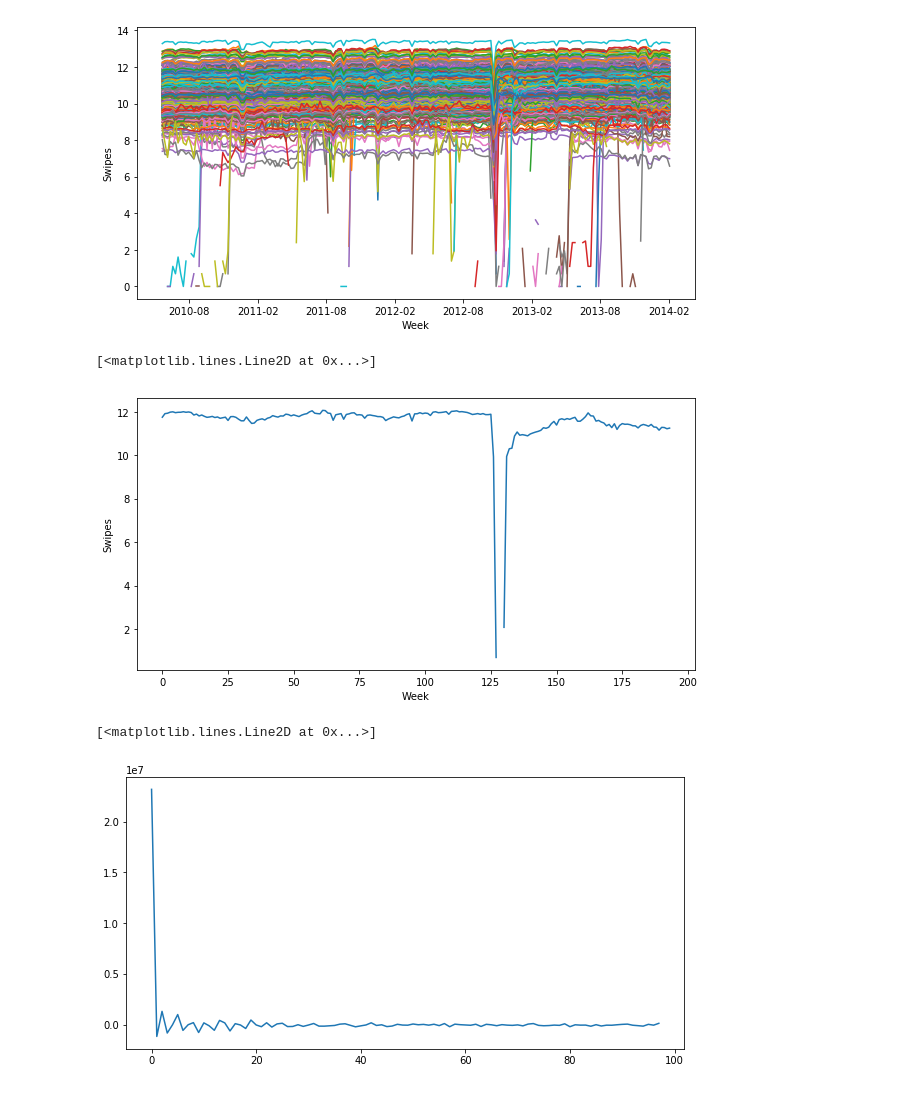
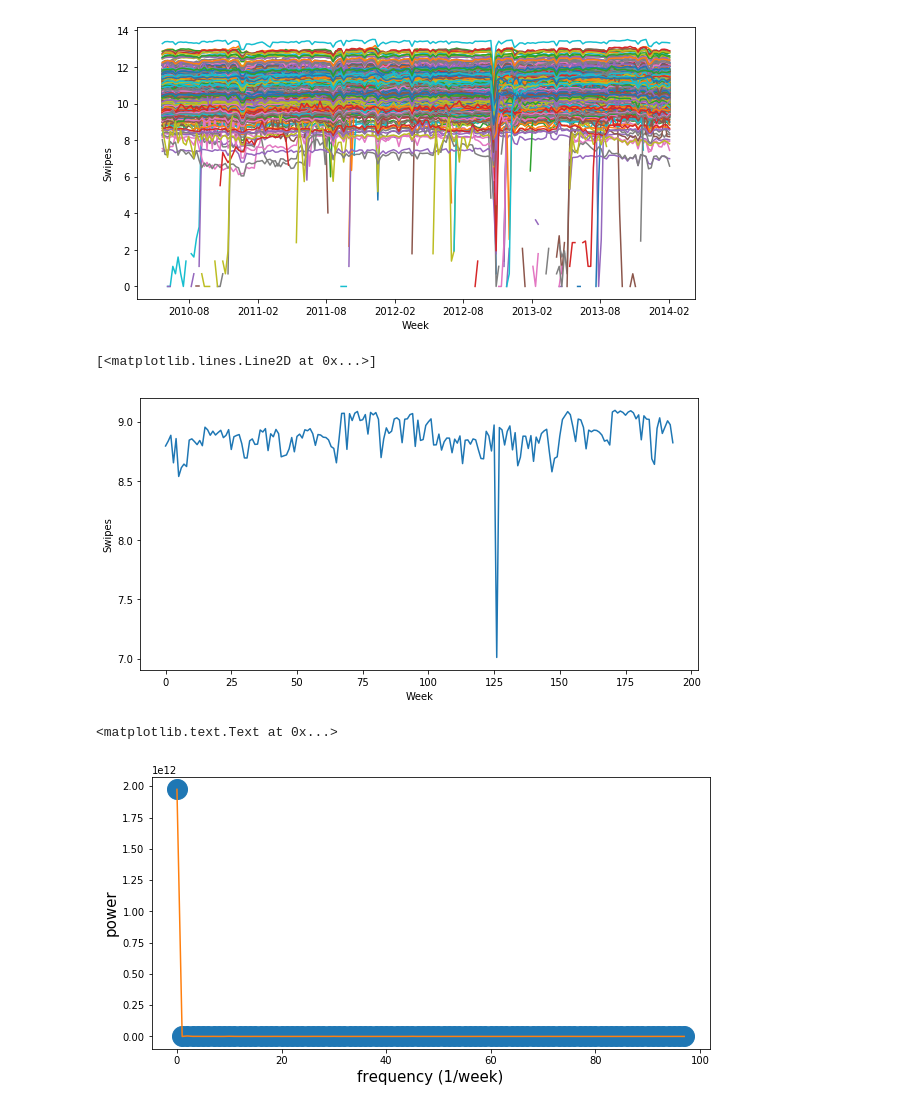
Before and after one commit to tharma3/PUI2018_mrn291, a Jupyter notebook: HW12_mrn291/Assignment_1.ipynb, the cells around one changed output. Cells and saved outputs as stored; diff of their text form; code cells hidden in the pictures.

```diff
--- a/HW12_mrn291/Assignment_1.ipynb
+++ b/HW12_mrn291/Assignment_1.ipynb
@@ -45,5 +45,4 @@ print("number of ride types", len(card_types))
 number of ride types 23
 # %%
 mta = mta.astype(float)
-mta[mta == -1] = np.nan
-len(mta[mta == -1])
+mta[mta < 0] = np.nan
@@ -100,21 +97,26 @@ for station in range(np.size(card_sum,0)):
 # %% [output]
 [figure]
 # %%
+N = len(card_sum)
+sample_rate =
 fig, ax = plt.subplots(figsize=(10,5))
 
 ax.set_ylabel("Swipes")
 ax.set_xlabel("Week")
 
-ax.plot(np.log(card_sum[0]))
+ax.plot(np.log(card_sum[2]))
 # %% [output]
 [<matplotlib.lines.Line2D at 0x...>]
-[figure, old version]
+[figure, new version]
 # %%
-fft = np.fft.rfft(card_sum[0])
+f = np.abs(np.fft.rfft(card_sum[2]))**2
 # %%
 fig, ax = plt.subplots(figsize=(10,5))
 
-ax.plot(fft)
+ax.plot(np.fft.rfftfreq(N, 1.0/f, 'o', ms=20)
+ax.plot(f, '-')
+plt.ylabel("power", fontsize=15)
+plt.xlabel("frequency (1/week)", fontsize=15)
 # %% [output]
-[<matplotlib.lines.Line2D at 0x...>]
+<matplotlib.text.Text at 0x...>
-[figure, old version]
+[figure, new version]
```
Also changed, not shown: parts of 3 cells of this notebook.
